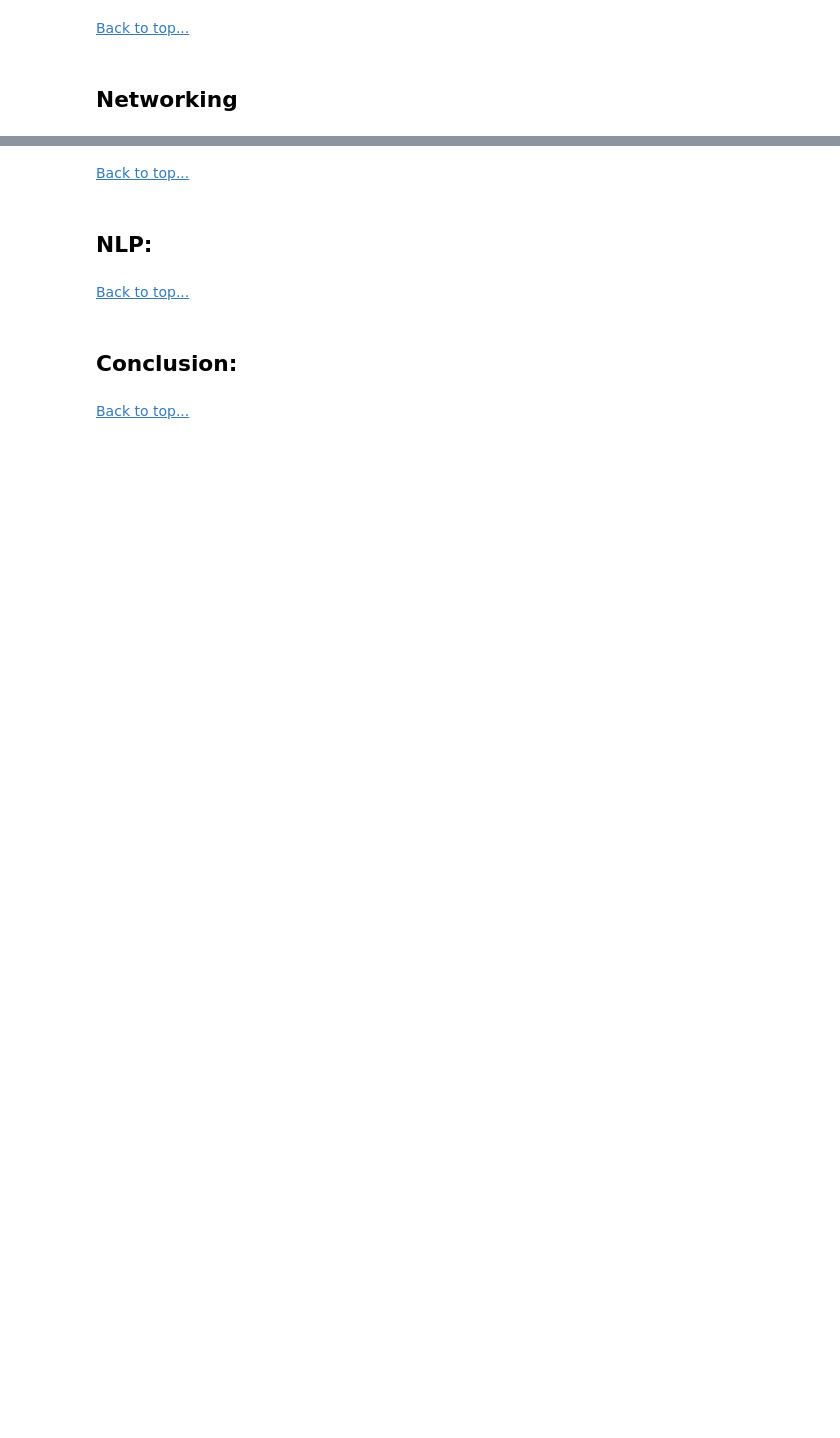
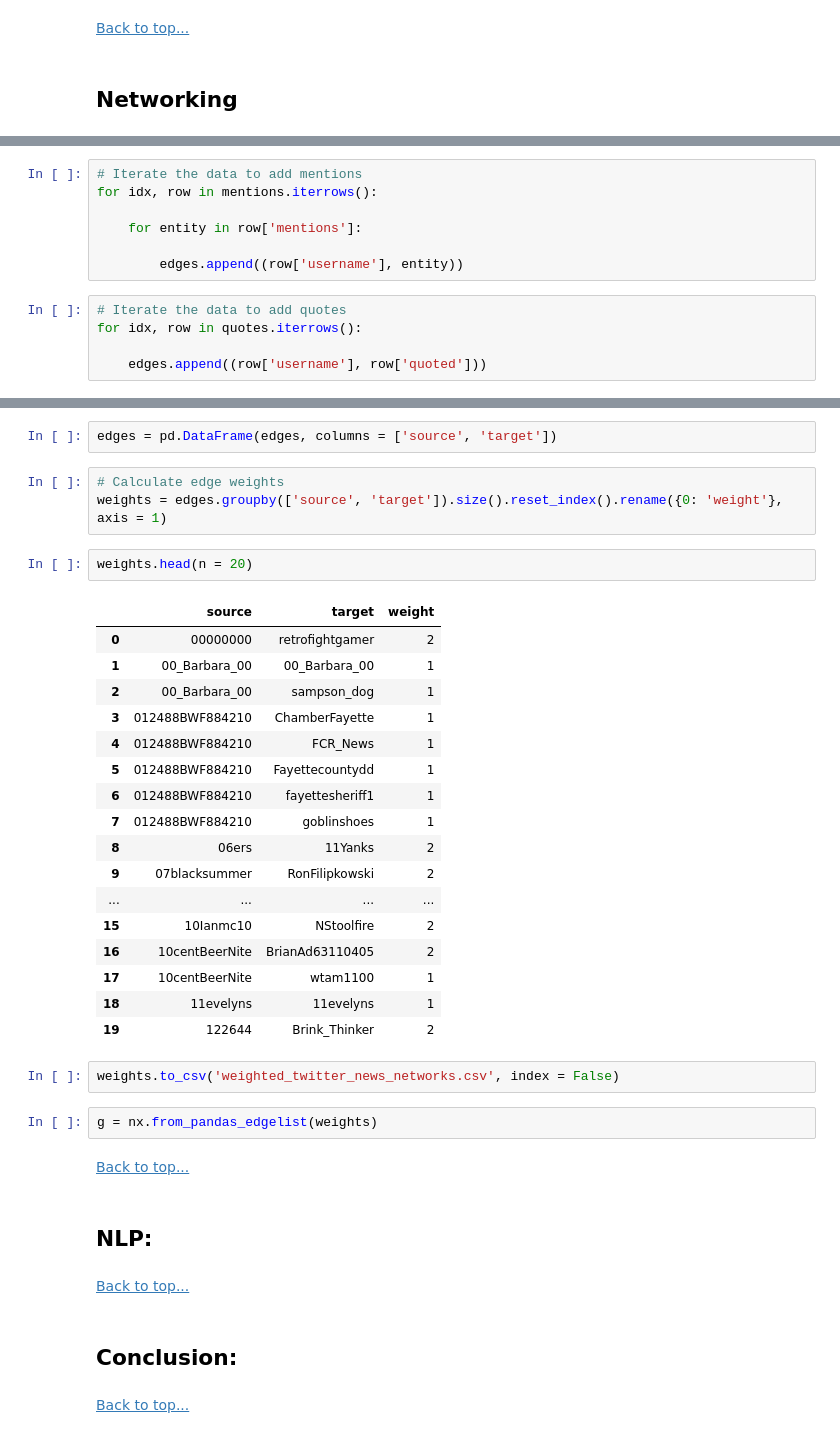
Before and after one commit to datadoctor100/twitter_analysis, a Jupyter notebook: twitter_news.ipynb, the cells around one changed output, grey strips where cells are left out. Drawn from its saved outputs; the diff is of its cells as text; blank space fills up the shorter version.

```diff
--- a/twitter_news.ipynb
+++ b/twitter_news.ipynb
@@ -191,0 +246,12 @@ df2.shape[0]
+# %%
+# Iterate the data to add mentions
+for idx, row in mentions.iterrows():
+
+    for entity in row['mentions']:
+
+        edges.append((row['username'], entity))
+# %%
+# Iterate the data to add quotes
+for idx, row in quotes.iterrows():
+
+    edges.append((row['username'], row['quoted']))
@@ -192,3 +270,32 @@ df2.shape[0]
+# %%
+edges = pd.DataFrame(edges, columns = ['source', 'target'])
+# %%
+# Calculate edge weights
+weights = edges.groupby(['source', 'target']).size().reset_index().rename({0: 'weight'}, axis = 1)
+# %%
+weights.head(n = 20)
+# %% [output]
+|  | source | target | weight |
+| 0 | 00000000 | retrofightgamer | 2 |
+| 1 | 00_Barbara_00 | 00_Barbara_00 | 1 |
+| 2 | 00_Barbara_00 | sampson_dog | 1 |
+| 3 | 012488BWF884210 | ChamberFayette | 1 |
+| 4 | 012488BWF884210 | FCR_News | 1 |
+| 5 | 012488BWF884210 | Fayettecountydd | 1 |
+| 6 | 012488BWF884210 | fayettesheriff1 | 1 |
+| 7 | 012488BWF884210 | goblinshoes | 1 |
+| 8 | 06ers | 11Yanks | 2 |
+| 9 | 07blacksummer | RonFilipkowski | 2 |
+| ... | ... | ... | ... |
+| 15 | 10Ianmc10 | NStoolfire | 2 |
+| 16 | 10centBeerNite | BrianAd63110405 | 2 |
+| 17 | 10centBeerNite | wtam1100 | 1 |
+| 18 | 11evelyns | 11evelyns | 1 |
+| 19 | 122644 | Brink_Thinker | 2 |
+# %%
+weights.to_csv('weighted_twitter_news_networks.csv', index = False)
+# %%
+g = nx.from_pandas_edgelist(weights)
 # %% [markdown]
 [Back to top...](#top)
 # %% [markdown]
```
Also changed, not shown: parts of 26 cells of this notebook.
